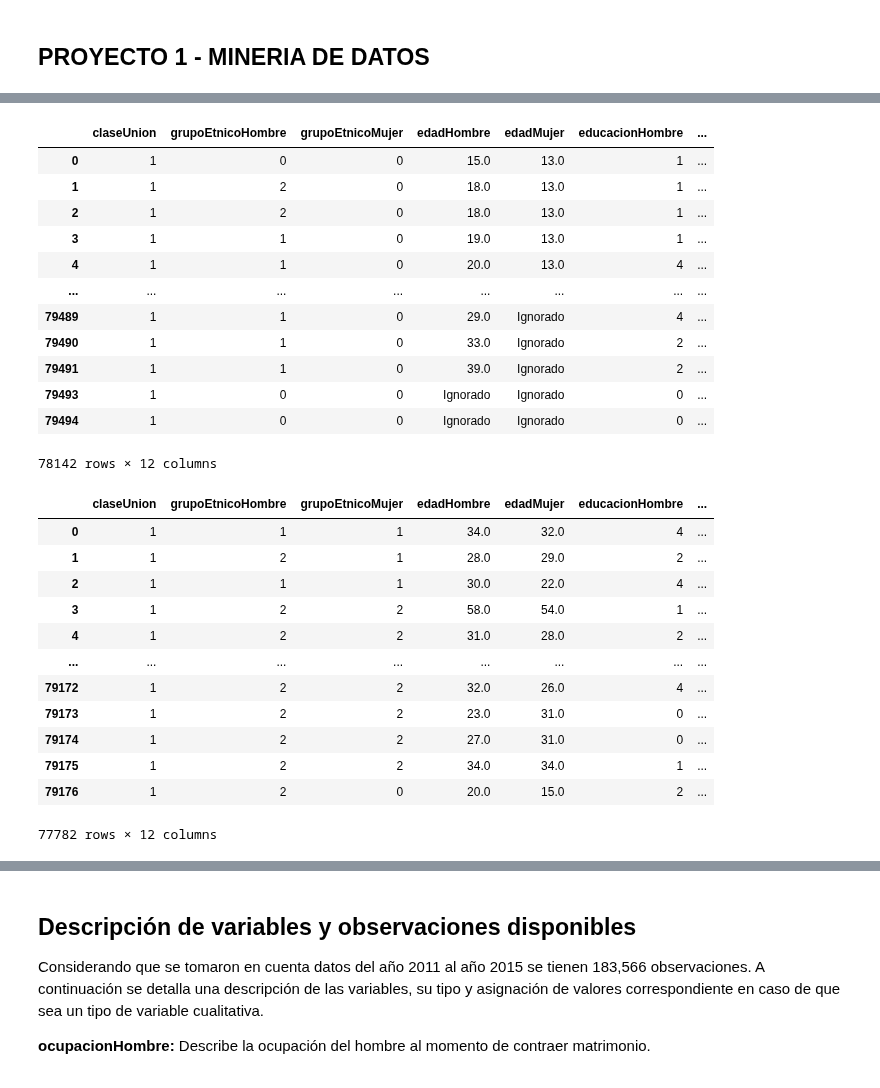
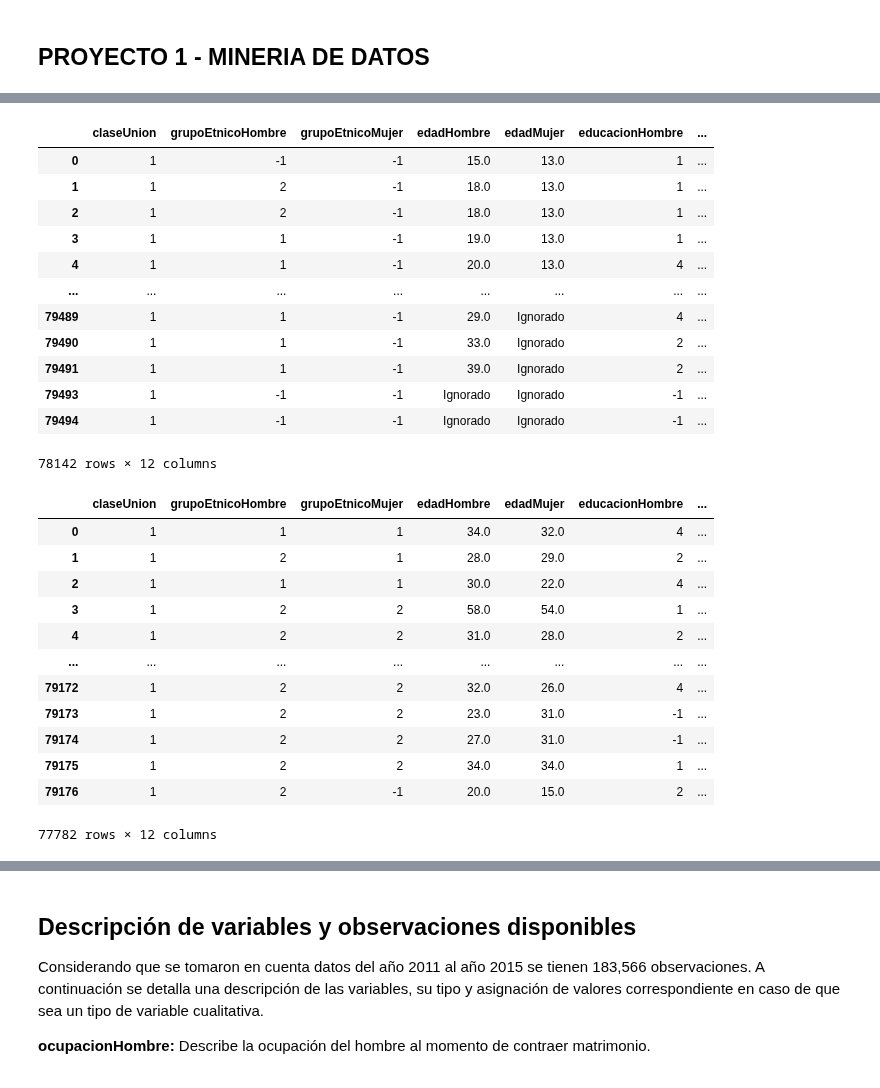
Before and after one commit to MGonza20/Proyecto1_MD, a Jupyter notebook: proyecto_final.ipynb, the cells around one changed output, grey strips where cells are left out. Cells and saved outputs as stored; diff of their text form; code cells hidden in the pictures.

```diff
--- a/proyecto_final.ipynb
+++ b/proyecto_final.ipynb
@@ -303,13 +303,13 @@ data_2014 = data_2014[data_2014['NACMUJ'] == 'Guatemala']
 
 # Clase de union en matrimonio
 union_tipos_2014 = {'Comunidad de gananciales': 1, 'Comunidad absoluta': 2, 'Separación absoluta': 3}
-data_2014['claseUnion'] = data_2014['CLAUNI'].apply(lambda x: union_tipos_2014.get(x, 0))
+data_2014['claseUnion'] = data_2014['CLAUNI'].apply(lambda x: union_tipos_2014.get(x, -1))
 columns_use_2014.append('claseUnion')
 
 # Grupo etnico de hombre y mujer
 grupos_etnicos_2014 = {'Mestizo / Ladino': 1, 'Maya': 2, 'Garífuna': 2, 'Xinka': 2}
-data_2014['grupoEtnicoHombre'] = data_2014['PUEHOM'].apply(lambda x: grupos_etnicos_2014.get(x, 0))
-data_2014['grupoEtnicoMujer'] = data_2014['PUEMUJ'].apply(lambda x: grupos_etnicos_2014.get(x, 0))
+data_2014['grupoEtnicoHombre'] = data_2014['PUEHOM'].apply(lambda x: grupos_etnicos_2014.get(x, -1))
+data_2014['grupoEtnicoMujer'] = data_2014['PUEMUJ'].apply(lambda x: grupos_etnicos_2014.get(x, -1))
 columns_use_2014.extend(['grupoEtnicoMujer', 'grupoEtnicoHombre'])
 
 # Edad del hombre
@@ -320,50 +320,50 @@ columns_use_2014.append('edadHombre')
 data_2014['edadMujer'] = data_2014['EDADMUJ']
 columns_use_2014.append('edadMujer')
 
 # Nivel de educacion del hombre y de la mujer
 educacion_tipos_2014 = {'Ninguno': 1, 'Primaria': 2, 'Básico': 3, 'DIversificado': 4, 'Universitario': 5, 'Postgrado': 6}
-data_2014['educacionHombre'] = data_2014['ESCHOM'].apply(lambda x: educacion_tipos_2014.get(x, 0))
-data_2014['educacionMujer'] = data_2014['ESCMUJ'].apply(lambda x: educacion_tipos_2014.get(x, 0))
+data_2014['educacionHombre'] = data_2014['ESCHOM'].apply(lambda x: educacion_tipos_2014.get(x, -1))
+data_2014['educacionMujer'] = data_2014['ESCMUJ'].apply(lambda x: educacion_tipos_2014.get(x, -1))
 columns_use_2014.extend(['educacionHombre', 'educacionMujer'])
 
 # Oficio del hombre
-data_2014['ocupacionHombre'] = data_2014['CIUOHOM'].apply(lambda x: mas_ocupaciones.get(x, 0))
+data_2014['ocupacionHombre'] = data_2014['CIUOHOM'].apply(lambda x: mas_ocupaciones.get(x, -1))
 columns_use_2014.append('ocupacionHombre')
 
 # Oficio de la mujer
-data_2014['ocupacionMujer'] = data_2014['CIUOMUJ'].apply(lambda x: ocupacion_tipos_basico.get(x, 0))
+data_2014['ocupacionMujer'] = data_2014['CIUOMUJ'].apply(lambda x: ocupacion_tipos_basico.get(x, -1))
 columns_use_2014.append('ocupacionMujer')
 
 # Departamento de ocurrencia de matrimonio
-data_2014['departamentoRegistro'] = data_2014['DEPREG'].apply(lambda x: departamentos_2011_2019.get(x, 0))
+data_2014['departamentoRegistro'] = data_2014['DEPREG'].apply(lambda x: departamentos_2011_2019.get(x, -1))
 columns_use_2014.append('departamentoRegistro')
 
 # Mes de ocurrencia de matrimonio
-data_2014['mesRegistro'] = data_2014['MESREG'].apply(lambda x: meses_ocurrencia.get(x, 0))
+data_2014['mesRegistro'] = data_2014['MESREG'].apply(lambda x: meses_ocurrencia.get(x, -1))
 columns_use_2014.append('mesRegistro')
 
 # Año de registro de matrimonio
 data_2014['anioRegistro'] = data_2014['AÑOREG']
 columns_use_2014.append('anioRegistro')
 
 # data final - 2014
 columns_not_used_2014 = [x for x in data_2014.columns if x not in columns_use_2014]
 data_2014_final = data_2014.drop(columns_not_used_2014, axis=1)
 
 data_2014_final
 # %% [output]
 |  | claseUnion | grupoEtnicoHombre | grupoEtnicoMujer | edadHombre | edadMujer | educacionHombre | ... |
-| 0 | 1 | 0 | 0 | 15.0 | 13.0 | 1 | ... |
-| 1 | 1 | 2 | 0 | 18.0 | 13.0 | 1 | ... |
-| 2 | 1 | 2 | 0 | 18.0 | 13.0 | 1 | ... |
-| 3 | 1 | 1 | 0 | 19.0 | 13.0 | 1 | ... |
-| 4 | 1 | 1 | 0 | 20.0 | 13.0 | 4 | ... |
+| 0 | 1 | -1 | -1 | 15.0 | 13.0 | 1 | ... |
+| 1 | 1 | 2 | -1 | 18.0 | 13.0 | 1 | ... |
+| 2 | 1 | 2 | -1 | 18.0 | 13.0 | 1 | ... |
+| 3 | 1 | 1 | -1 | 19.0 | 13.0 | 1 | ... |
+| 4 | 1 | 1 | -1 | 20.0 | 13.0 | 4 | ... |
 | ... | ... | ... | ... | ... | ... | ... | ... |
-| 79489 | 1 | 1 | 0 | 29.0 | Ignorado | 4 | ... |
-| 79490 | 1 | 1 | 0 | 33.0 | Ignorado | 2 | ... |
-| 79491 | 1 | 1 | 0 | 39.0 | Ignorado | 2 | ... |
-| 79493 | 1 | 0 | 0 | Ignorado | Ignorado | 0 | ... |
-| 79494 | 1 | 0 | 0 | Ignorado | Ignorado | 0 | ... |
+| 79489 | 1 | 1 | -1 | 29.0 | Ignorado | 4 | ... |
+| 79490 | 1 | 1 | -1 | 33.0 | Ignorado | 2 | ... |
+| 79491 | 1 | 1 | -1 | 39.0 | Ignorado | 2 | ... |
+| 79493 | 1 | -1 | -1 | Ignorado | Ignorado | -1 | ... |
+| 79494 | 1 | -1 | -1 | Ignorado | Ignorado | -1 | ... |
 78142 rows × 12 columns
 # %%
 # Limpieza data - 2015
@@ -376,13 +376,13 @@ data_2015 = data_2015[data_2015['NACMUJ'] == 'Guatemala']
 
 # Clase de union en matrimonio
 union_tipos_2015 = {'Comunidad de gananciales': 1, 'Comunidad absoluta': 2, 'Separación absoluta': 3}
-data_2015['claseUnion'] = data_2015['CLAUNI'].apply(lambda x: union_tipos_2015.get(x, 0))
+data_2015['claseUnion'] = data_2015['CLAUNI'].apply(lambda x: union_tipos_2015.get(x, -1))
 columns_use_2015.append('claseUnion')
 
 # Grupo etnico de hombre y mujer
 grupos_etnicos_2015 = {'Mestizo / Ladino': 1, 'Maya': 2, 'Garífuna': 2, 'Xinka': 2}
-data_2015['grupoEtnicoHombre'] = data_2015['PUEHOM'].apply(lambda x: grupos_etnicos_2015.get(x, 0))
-data_2015['grupoEtnicoMujer'] = data_2015['PUEMUJ'].apply(lambda x: grupos_etnicos_2015.get(x, 0))
+data_2015['grupoEtnicoHombre'] = data_2015['PUEHOM'].apply(lambda x: grupos_etnicos_2015.get(x, -1))
+data_2015['grupoEtnicoMujer'] = data_2015['PUEMUJ'].apply(lambda x: grupos_etnicos_2015.get(x, -1))
 columns_use_2015.extend(['grupoEtnicoMujer', 'grupoEtnicoHombre'])
 
 # Edad del hombre
@@ -395,24 +395,24 @@ columns_use_2015.append('edadMujer')
 
 # Nivel de educacion del hombre y de la mujer
 educacion_tipos_2015 = {'Ninguno': 1, 'Primaria': 2, 'Básico': 3, 'Diversificado': 4, 'Universitario': 5, 'Postgrado': 6}
-data_2015['educacionHombre'] = data_2015['ESCHOM'].apply(lambda x: educacion_tipos_2015.get(x, 0))
-data_2015['educacionMujer'] = data_2015['ESCMUJ'].apply(lambda x: educacion_tipos_2015.get(x, 0))
+data_2015['educacionHombre'] = data_2015['ESCHOM'].apply(lambda x: educacion_tipos_2015.get(x, -1))
+data_2015['educacionMujer'] = data_2015['ESCMUJ'].apply(lambda x: educacion_tipos_2015.get(x, -1))
 columns_use_2015.extend(['educacionHombre', 'educacionMujer'])
 
 # Oficio del hombre
-data_2015['ocupacionHombre'] = data_2015['CIUOHOM'].apply(lambda x: mas_ocupaciones.get(x, 0))
+data_2015['ocupacionHombre'] = data_2015['CIUOHOM'].apply(lambda x: mas_ocupaciones.get(x, -1))
 columns_use_2015.append('ocupacionHombre')
 
 # Oficio de la mujer
-data_2015['ocupacionMujer'] = data_2015['CIUOMUJ'].apply(lambda x: ocupacion_tipos_basico.get(x, 0))
+data_2015['ocupacionMujer'] = data_2015['CIUOMUJ'].apply(lambda x: ocupacion_tipos_basico.get(x, -1))
 columns_use_2015.append('ocupacionMujer')
 
 # Departamento de ocurrencia de matrimonio
-data_2015['departamentoRegistro'] = data_2015['DEPREG'].apply(lambda x: departamentos_2011_2019.get(x, 0))
+data_2015['departamentoRegistro'] = data_2015['DEPREG'].apply(lambda x: departamentos_2011_2019.get(x, -1))
 columns_use_2015.append('departamentoRegistro')
 
 # Mes de ocurrencia de matrimonio
-data_2015['mesRegistro'] = data_2015['MESREG'].apply(lambda x: meses_ocurrencia.get(x, 0))
+data_2015['mesRegistro'] = data_2015['MESREG'].apply(lambda x: meses_ocurrencia.get(x, -1))
 columns_use_2015.append('mesRegistro')
 
 # Año de registro de matrimonio
@@ -435,10 +435,10 @@ data_2015_final
 | 4 | 1 | 2 | 2 | 31.0 | 28.0 | 2 | ... |
 | ... | ... | ... | ... | ... | ... | ... | ... |
 | 79172 | 1 | 2 | 2 | 32.0 | 26.0 | 4 | ... |
-| 79173 | 1 | 2 | 2 | 23.0 | 31.0 | 0 | ... |
-| 79174 | 1 | 2 | 2 | 27.0 | 31.0 | 0 | ... |
+| 79173 | 1 | 2 | 2 | 23.0 | 31.0 | -1 | ... |
+| 79174 | 1 | 2 | 2 | 27.0 | 31.0 | -1 | ... |
 | 79175 | 1 | 2 | 2 | 34.0 | 34.0 | 1 | ... |
-| 79176 | 1 | 2 | 0 | 20.0 | 15.0 | 2 | ... |
+| 79176 | 1 | 2 | -1 | 20.0 | 15.0 | 2 | ... |
 77782 rows × 12 columns
 # %%
 # Uniendo data de 2011 a 2015
```
Also changed, not shown: parts of 4 cells of this notebook.
